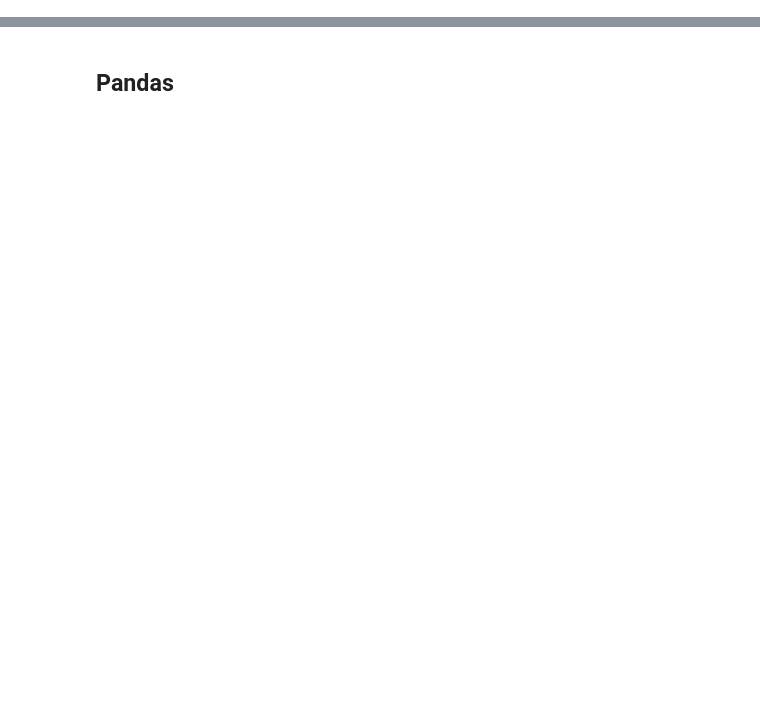
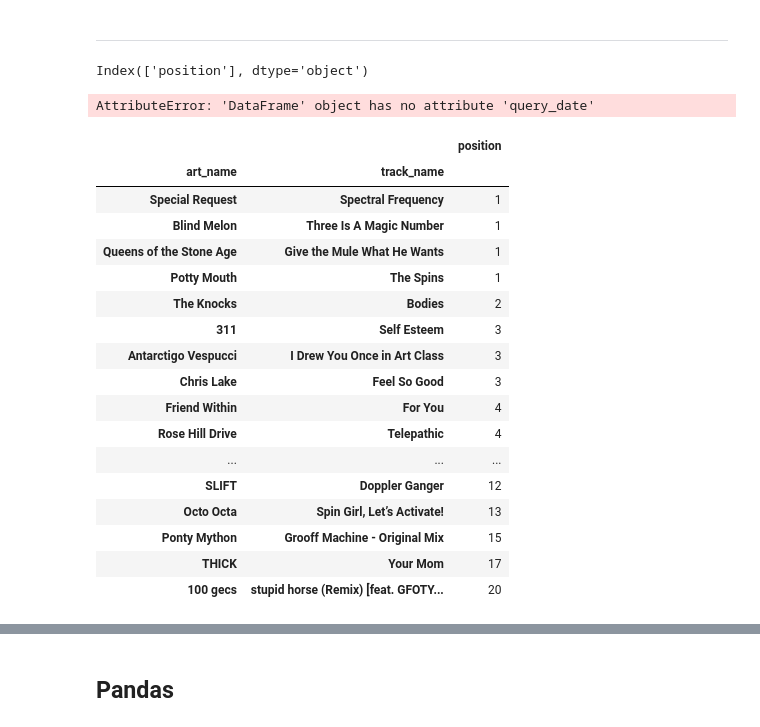
Before and after one commit to flambuth/Spotify, a Jupyter notebook: Spotify.DB exploration.ipynb, the cells around one changed output, grey strips where cells are left out. Cells and saved outputs as stored; diff of their text form; code cells hidden in the pictures; blank space fills up the shorter version.

```diff
--- a/Spotify.DB exploration.ipynb
+++ b/Spotify.DB exploration.ipynb
@@ -33,0 +99,33 @@ unigrams = list(enumerate(Counter(genre_wordlist).most_common(10)))
+# %% [markdown]
+---
+# %%
+blob = number_1s.groupby(['art_name','track_name','query_date']).sum()
+# %%
+blob.columns
+# %% [output]
+Index(['position'], dtype='object')
+# %%
+blob.query_date.max()
+# %% [output]
+AttributeError: 'DataFrame' object has no attribute 'query_date'
+# %%
+blob.groupby(['art_name','track_name']).sum().sort_values(by='position')
+# %% [output]
+|  |  | position |
+| art_name | track_name |  |
+| Special Request | Spectral Frequency | 1 |
+| Blind Melon | Three Is A Magic Number | 1 |
+| Queens of the Stone Age | Give the Mule What He Wants | 1 |
+| Potty Mouth | The Spins | 1 |
+| The Knocks | Bodies | 2 |
+| 311 | Self Esteem | 3 |
+| Antarctigo Vespucci | I Drew You Once in Art Class | 3 |
+| Chris Lake | Feel So Good | 3 |
+| Friend Within | For You | 4 |
+| Rose Hill Drive | Telepathic | 4 |
+| ... | ... | ... |
+| SLIFT | Doppler Ganger | 12 |
+| Octo Octa | Spin Girl, Let’s Activate! | 13 |
+| Ponty Mython | Grooff Machine - Original Mix | 15 |
+| THICK | Your Mom | 17 |
+| 100 gecs | stupid horse (Remix) [feat. GFOTY... | 20 |
```
Also changed, not shown: parts of 19 cells of this notebook, 1 other file.
